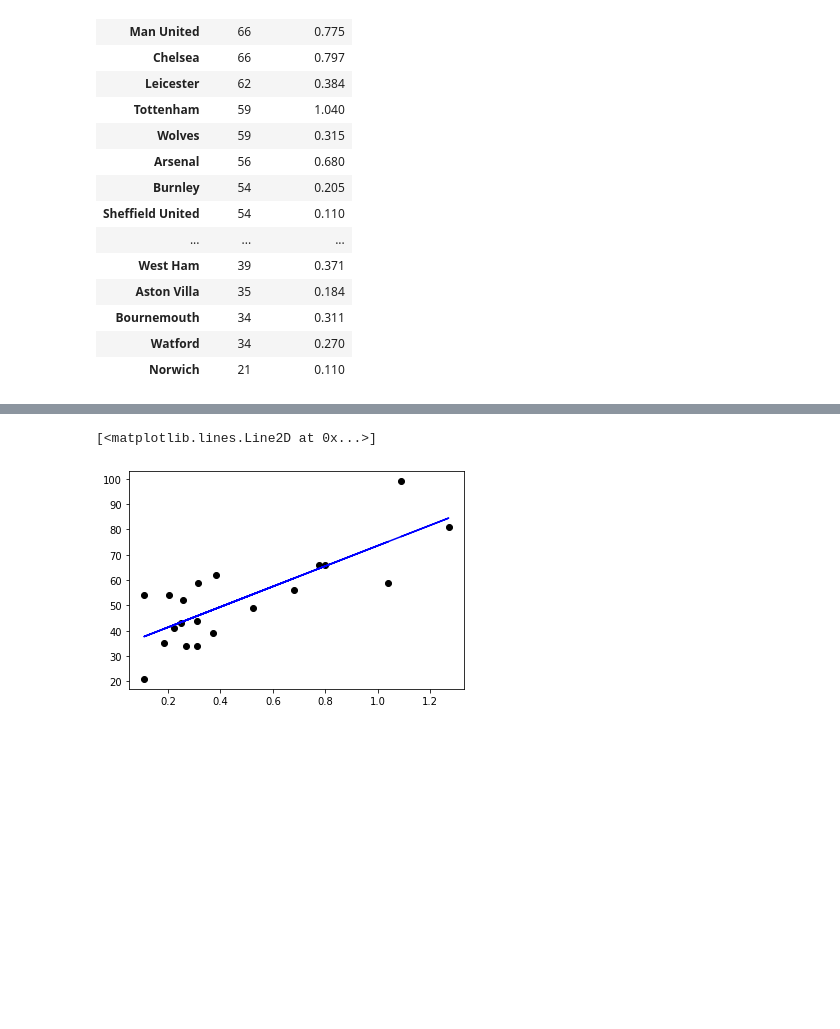
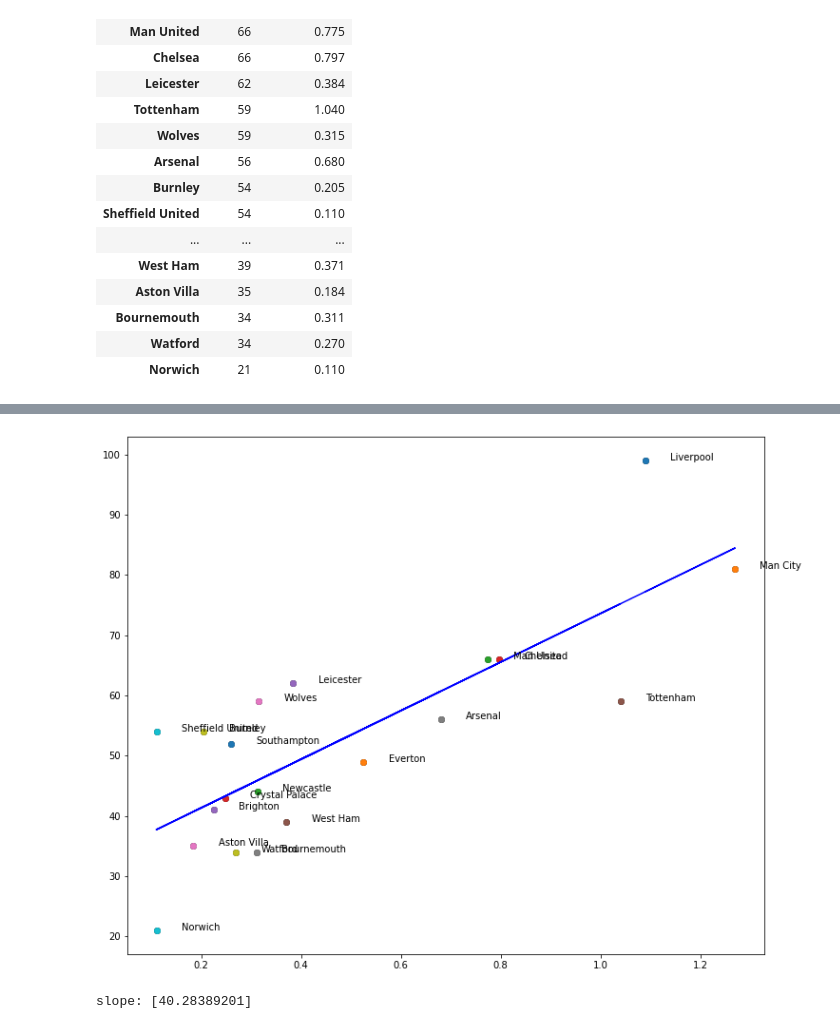
Before and after one commit to mr-aufziehvogel/gitlearn, a Jupyter notebook: Untitled3.ipynb, the cells around one changed output, grey strips where cells are left out. Cells and saved outputs as stored; diff of their text form; code cells hidden in the pictures; blank space fills up the shorter version.

```diff
--- a/Untitled3.ipynb
+++ b/Untitled3.ipynb
@@ -159,8 +188,18 @@ regr = model.predict(np_mk)
-# %%
-plt.scatter(np_mk, np_points,  color='black')
-plt.plot(np_mk,regr, color="blue")
-# %% [output]
-[<matplotlib.lines.Line2D at 0x...>]
-[figure, removed]
+# %%
+plt.figure(figsize=(12,10))
+plt.scatter(np_mk, np_points,  color='black')
+plt.plot(np_mk,regr, color="blue")
+
+for i, team in enumerate(table.index):
+    x = np_mk[i]
+    y = np_points[i]
+    plt.scatter(x,y)
+    plt.text(x+0.05,y,team,fontsize=10)
+# %% [output]
+[figure, added]
 # %%
 plt.show()
+# %%
+print('slope:', model.coef_)
+# %% [output]
+slope: [40.28389201]
```
Also changed, not shown: parts of 9 cells of this notebook.
